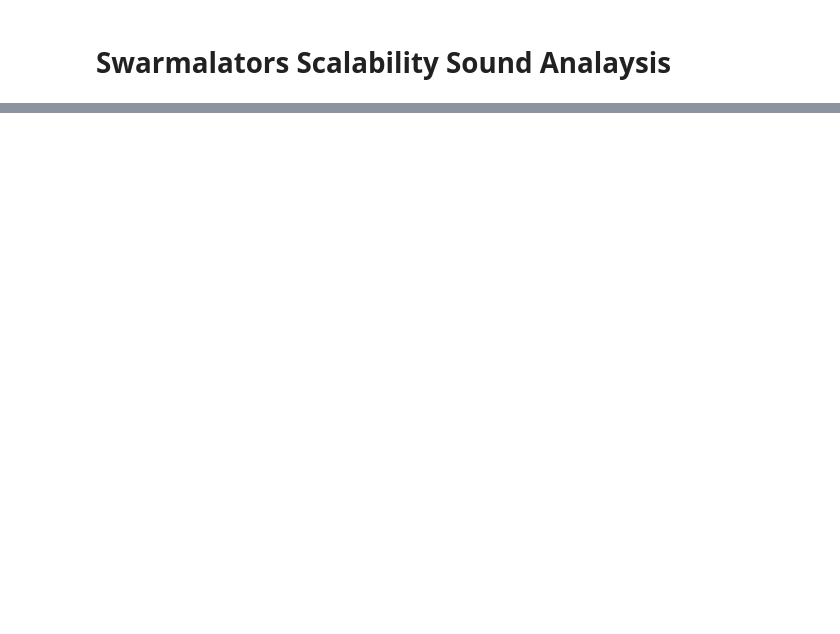
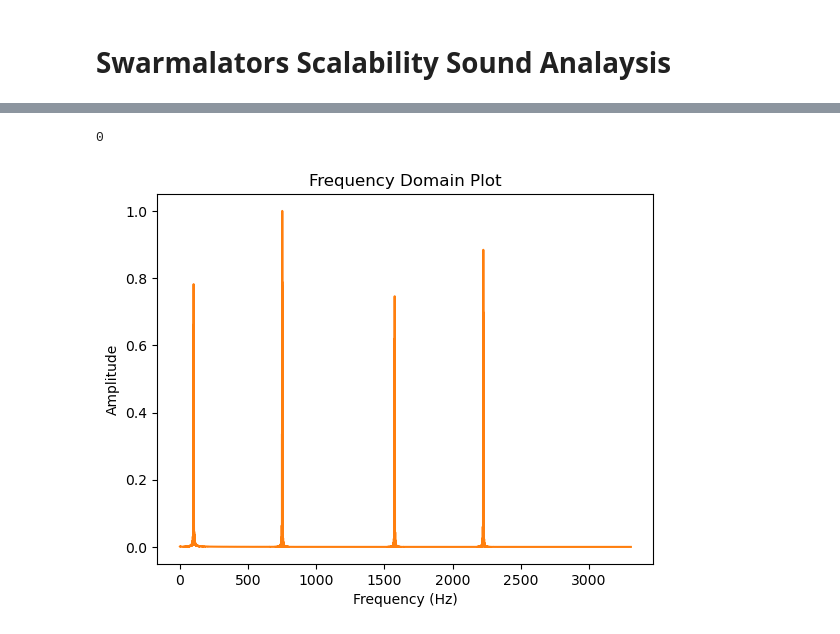
Before and after one commit to pedro-lucas-bravo/sync_swarm_experiments, a Jupyter notebook: data_analysis/swarmalators_scalability.ipynb, the cells around one changed output, grey strips where cells are left out. Saved outputs shown, nothing was run; the diff lists cells and outputs as text; code cells hidden in the pictures; blank space fills up the shorter version.

```diff
--- a/data_analysis/swarmalators_scalability.ipynb
+++ b/data_analysis/swarmalators_scalability.ipynb
@@ -102,0 +153,8 @@ plot_waveform_and_spectrogram_zones(agent_3, sr, split_zones=5)
+# %%
+n_zones
+# %% [output]
+0
+# %%
+plot_spectrum(audio_dict[4][2], sr, limit_factor=0.3)
+# %% [output]
+[figure, added]
```
Also changed, not shown: parts of 7 cells of this notebook.
